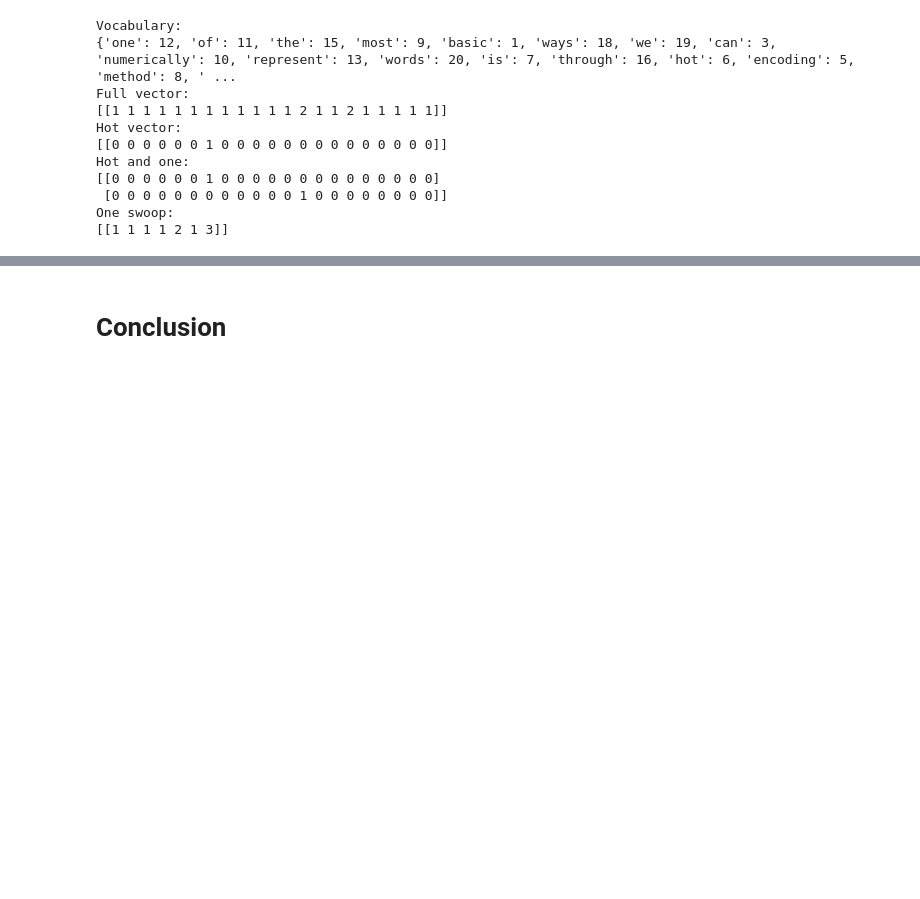
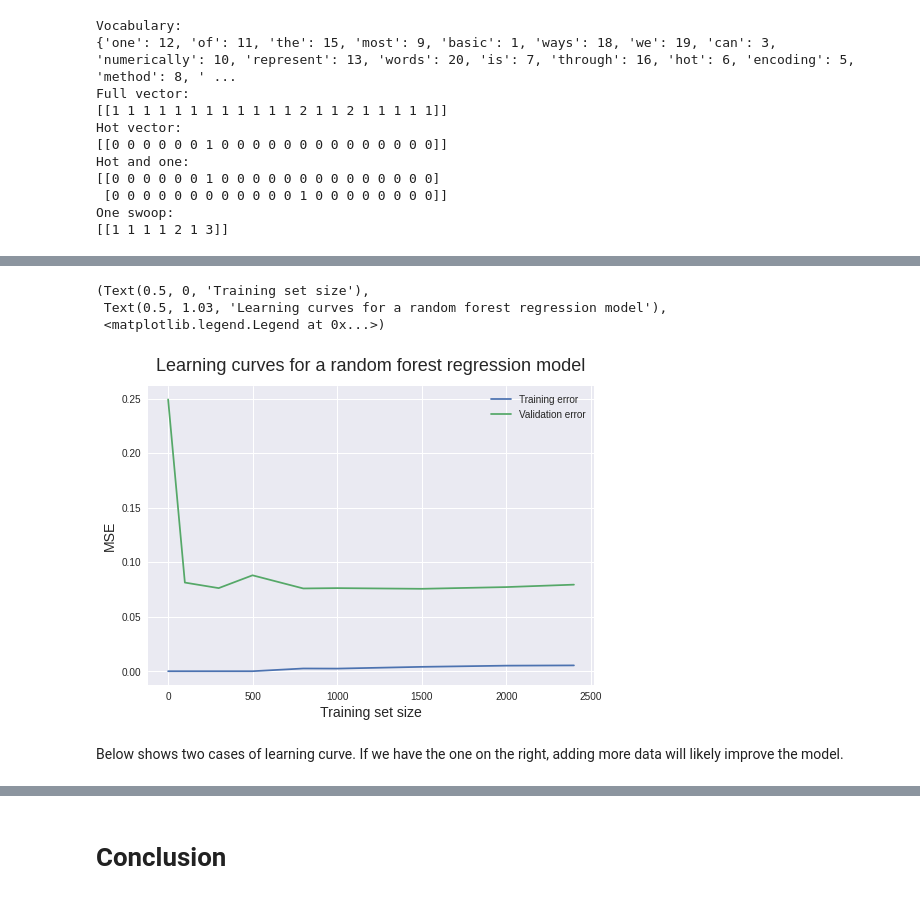
Before and after one commit to XiaonaZhou/data_analytics_2, a Jupyter notebook: Python/Unit_4/Amazon_Alexa_Review_RandomForest_Classifications_Guided_Project.ipynb, the cells around one changed output, grey strips where cells are left out. Saved outputs shown, nothing was run; the diff lists cells and outputs as text; code cells hidden in the pictures; blank space fills up the shorter version.

```diff
--- a/Python/Unit_4/Amazon_Alexa_Review_RandomForest_Classifications_Guided_Project.ipynb
+++ b/Python/Unit_4/Amazon_Alexa_Review_RandomForest_Classifications_Guided_Project.ipynb
@@ -464,2 +328,0 @@ X
-# %%
-y = df_alexa['feedback']
@@ -489,0 +415,14 @@ weighted avg       0.95      0.94      0.93       630
+# %%
+from sklearn.model_selection import learning_curve
+train_sizes = [1, 100, 300, 500, 800,1000, 1500,2000, 2400]
+train_sizes, train_scores, validation_scores = learning_curve(
+estimator = RandomForestClassifier(),
+X = x,
+y = y, train_sizes = train_sizes, cv = 5,
+scoring = 'neg_mean_squared_error')
+# %%
+train_scores_mean = -train_scores.mean(axis = 1)
+validation_scores_mean = -validation_scores.mean(axis =1)
+print('Mean training scores\n\n', pd.Series(train_scores_mean, index = train_sizes))
+print('\n', '-' * 20) # separator
+print('\nMean validation scores\n\n',pd.Series(validation_scores_mean, index = train_sizes))
@@ -489,0 +447,10 @@ weighted avg       0.95      0.94      0.93       630
+# %%
+plt.style.use('seaborn'),plt.plot(train_sizes, train_scores_mean, label = 'Training error'), plt.plot(train_sizes, validation_scores_mean, label = 'Validation error'),plt.ylabel('MSE', fontsize = 14)
+plt.xlabel('Training set size', fontsize = 14),plt.title('Learning curves for a random forest regression model', fontsize = 18, y = 1.03),plt.legend()
+# %% [output]
+(Text(0.5, 0, 'Training set size'),
+ Text(0.5, 1.03, 'Learning curves for a random forest regression model'),
+ <matplotlib.legend.Legend at 0x...>)
+[figure, added]
+# %% [markdown]
+Below shows two cases of learning curve. If we have the one on the right, adding more data will likely improve the model.
```
Also changed, not shown: parts of 123 cells of this notebook.
